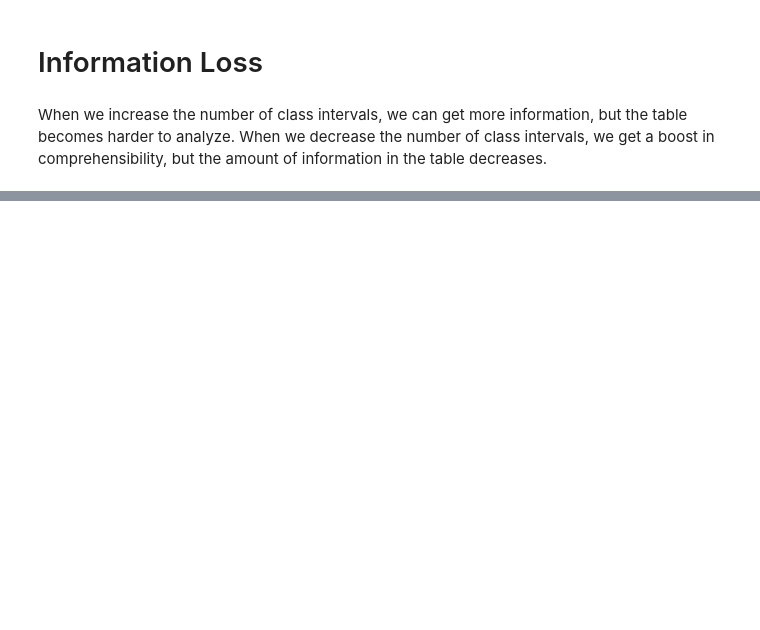
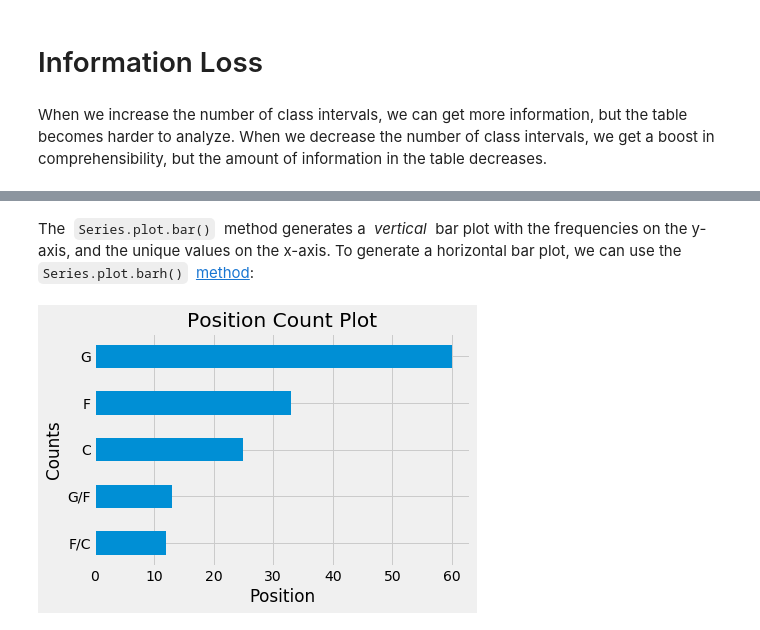
Before and after one commit to VictorOmondi1997/Statistics-Fundamentals, a Jupyter notebook: Frequency Distributions.ipynb, the cells around one changed output, grey strips where cells are left out. Cells and saved outputs as stored; diff of their text form; code cells hidden in the pictures; blank space fills up the shorter version.

```diff
--- a/Frequency Distributions.ipynb
+++ b/Frequency Distributions.ipynb
@@ -359,0 +402,10 @@ When we increase the number of class intervals, we can get more information, but
+# %% [markdown]
+The  `Series.plot.bar()`  method generates a  *vertical*  bar plot with the frequencies on the y-axis, and the unique values on the x-axis. To generate a horizontal bar plot, we can use the  `Series.plot.barh()`  [method](https://pandas.pydata.org/pandas-docs/stable/generated/pandas.Series.plot.barh.html):
+# %%
+wnba.Pos.value_counts().sort_values().plot.barh()
+plt.title('Position Count Plot')
+plt.xlabel('Position')
+plt.ylabel('Counts')
+plt.show()
+# %% [output]
+[figure, added]
```
Also changed, not shown: parts of 28 cells of this notebook.
